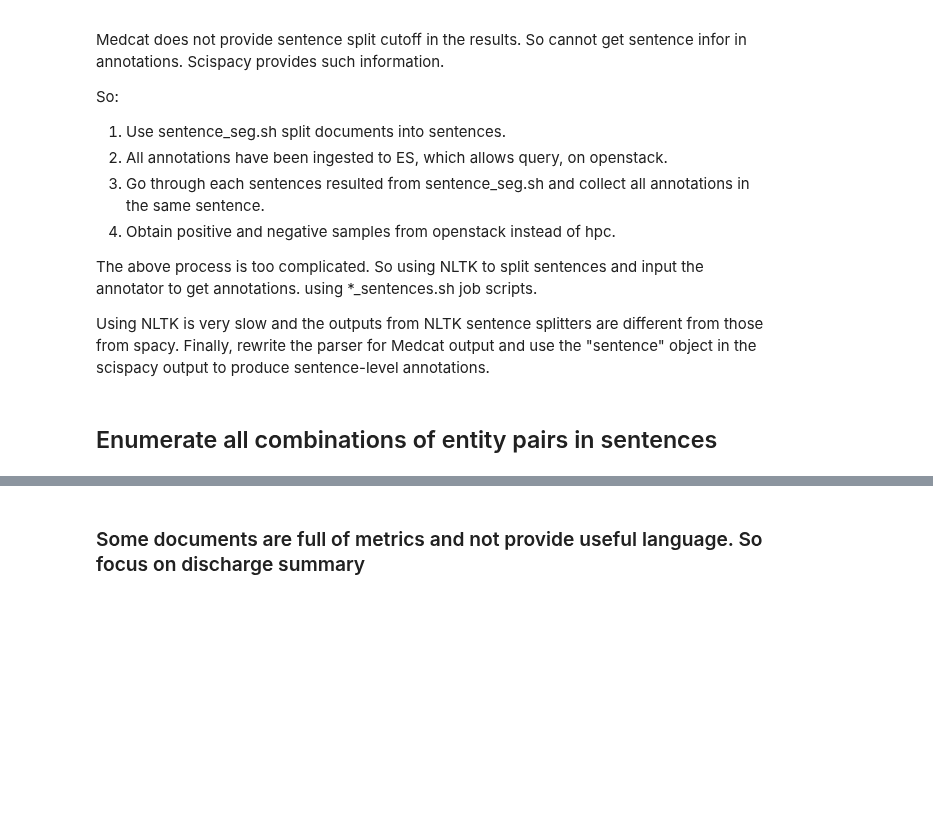
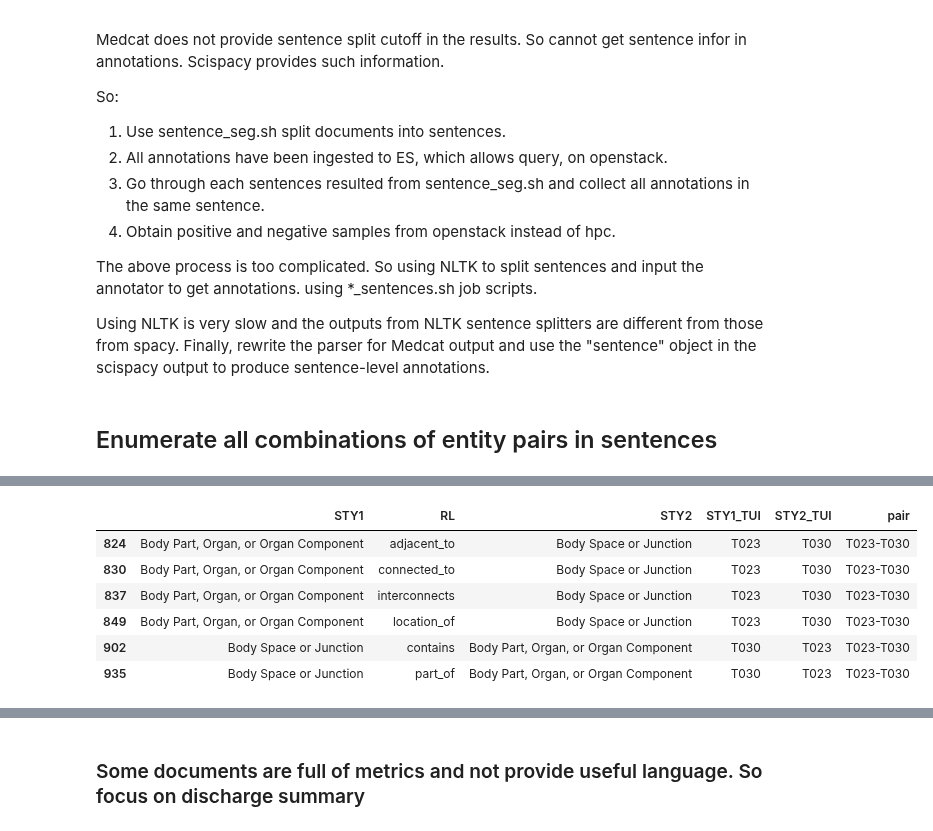
Before and after one commit to wtgme/snomed, a Jupyter notebook: distant_supervision.ipynb, the cells around one changed output, grey strips where cells are left out. Saved outputs shown, nothing was run; the diff lists cells and outputs as text; code cells hidden in the pictures; blank space fills up the shorter version.

```diff
--- a/distant_supervision.ipynb
+++ b/distant_supervision.ipynb
@@ -129,0 +170,2 @@ stypes.head()
+# %%
+name2tui = pd.Series(stypes.UI.values,index=stypes.STY_RL).to_dict()
@@ -131,0 +203,10 @@ type2chapter = pd.Series(stypes.Chapter.values,index=stypes.TUI).to_dict()
+# %%
+snet[snet['pair']=='T023-T030']
+# %% [output]
+|  | STY1 | RL | STY2 | STY1_TUI | STY2_TUI | pair |
+| 824 | Body Part, Organ, or Organ Component | adjacent_to | Body Space or Junction | T023 | T030 | T023-T030 |
+| 830 | Body Part, Organ, or Organ Component | connected_to | Body Space or Junction | T023 | T030 | T023-T030 |
+| 837 | Body Part, Organ, or Organ Component | interconnects | Body Space or Junction | T023 | T030 | T023-T030 |
+| 849 | Body Part, Organ, or Organ Component | location_of | Body Space or Junction | T023 | T030 | T023-T030 |
+| 902 | Body Space or Junction | contains | Body Part, Organ, or Organ Component | T030 | T023 | T023-T030 |
+| 935 | Body Space or Junction | part_of | Body Part, Organ, or Organ Component | T030 | T023 | T023-T030 |
```
Also changed, not shown: parts of 22 cells of this notebook, 1 other file.
